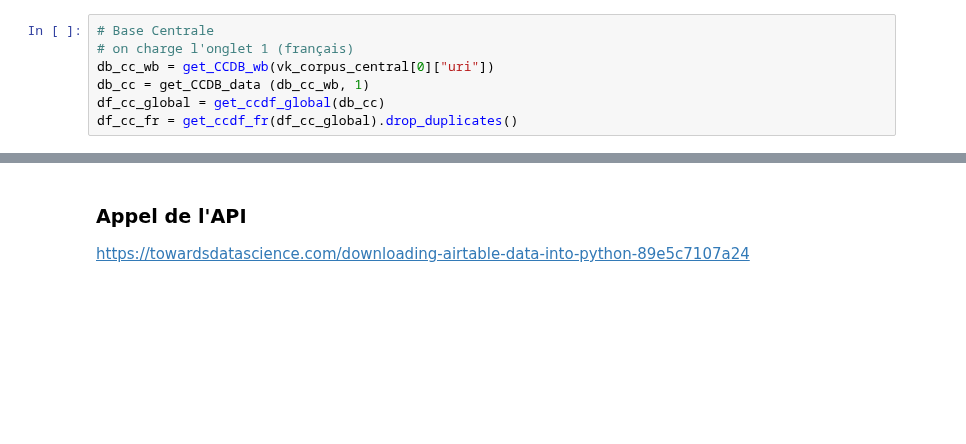
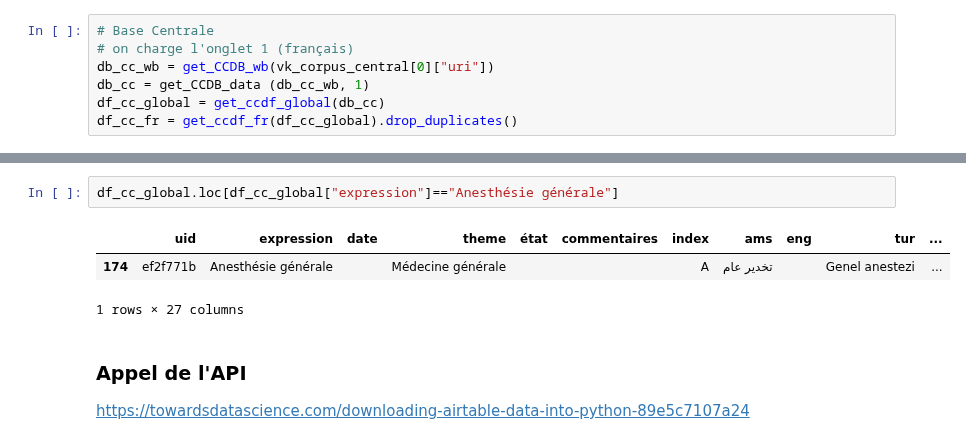
Before and after one commit to gretiere545/corpus, a Jupyter notebook: corpus_sync_airtable.ipynb, the cells around one changed output, grey strips where cells are left out. Saved outputs shown, nothing was run; the diff lists cells and outputs as text; blank space fills up the shorter version.

```diff
--- a/corpus_sync_airtable.ipynb
+++ b/corpus_sync_airtable.ipynb
@@ -125,3 +111,9 @@ df_cc_global
+# %%
+df_cc_global.loc[df_cc_global["expression"]=="Anesthésie générale"]
+# %% [output]
+|  | uid | expression | date | theme | état | commentaires | index | ams | eng | tur | ... |
+| 174 | ef2f771b | Anesthésie générale |  | Médecine générale |  |  | A | تخدير عام |  | Genel anestezi | ... |
+1 rows × 27 columns
 # %% [markdown]
 ### Appel de l'API
 https://towardsdatascience.com/downloading-airtable-data-into-python-89e5c7107a24
```
Also changed, not shown: parts of 9 cells of this notebook.
